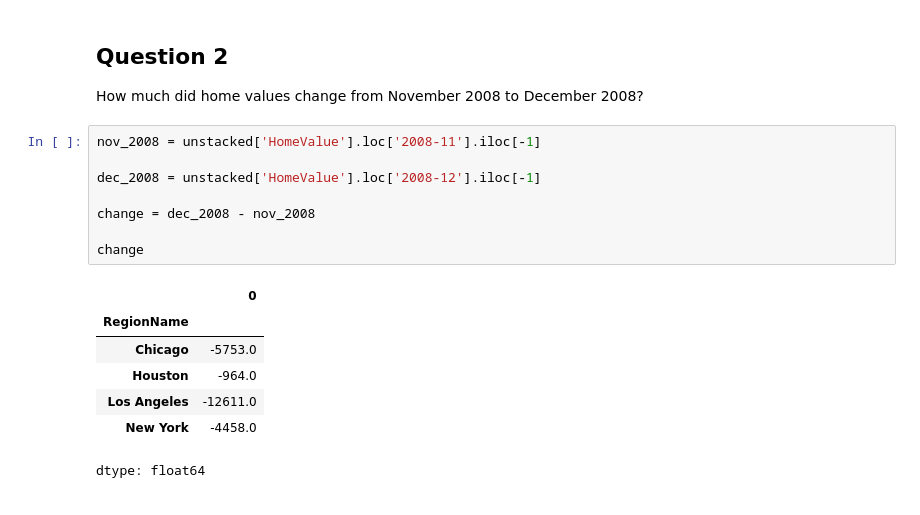
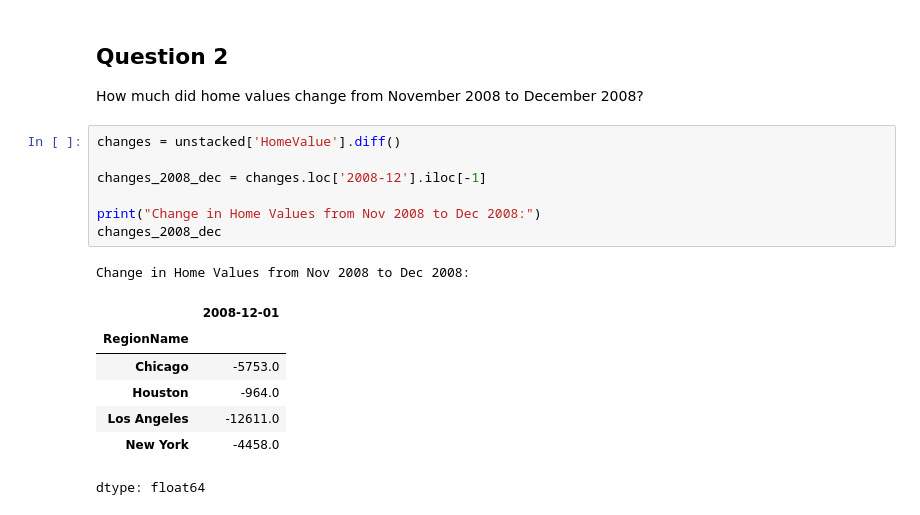
Before and after one commit to nouramar228-cyber/Time-Series-Analysis, a Jupyter notebook: (Core)_Preparing_Time_Series_from_Wide_Form_Data.ipynb, the cells around one changed output. Cells and saved outputs as stored; diff of their text form.

```diff
--- a/(Core)_Preparing_Time_Series_from_Wide_Form_Data.ipynb
+++ b/(Core)_Preparing_Time_Series_from_Wide_Form_Data.ipynb
@@ -226,19 +226,19 @@ Lowest Home Value at the end of 2008: Houston ($131,283)
 # %% [markdown]
 ## Question 2
 How much did home values change from November 2008 to December 2008?
-# %%
-nov_2008 = unstacked['HomeValue'].loc['2008-11'].iloc[-1]
-
-dec_2008 = unstacked['HomeValue'].loc['2008-12'].iloc[-1]
-
-change = dec_2008 - nov_2008
-
-change
-# %% [output]
-|  | 0 |
-| RegionName |  |
-| Chicago | -5753.0 |
-| Houston | -964.0 |
-| Los Angeles | -12611.0 |
-| New York | -4458.0 |
-dtype: float64
+# %%
+changes = unstacked['HomeValue'].diff()
+
+changes_2008_dec = changes.loc['2008-12'].iloc[-1]
+
+print("Change in Home Values from Nov 2008 to Dec 2008:")
+changes_2008_dec
+# %% [output]
+Change in Home Values from Nov 2008 to Dec 2008:
+|  | 2008-12-01 |
+| RegionName |  |
+| Chicago | -5753.0 |
+| Houston | -964.0 |
+| Los Angeles | -12611.0 |
+| New York | -4458.0 |
+dtype: float64
```
